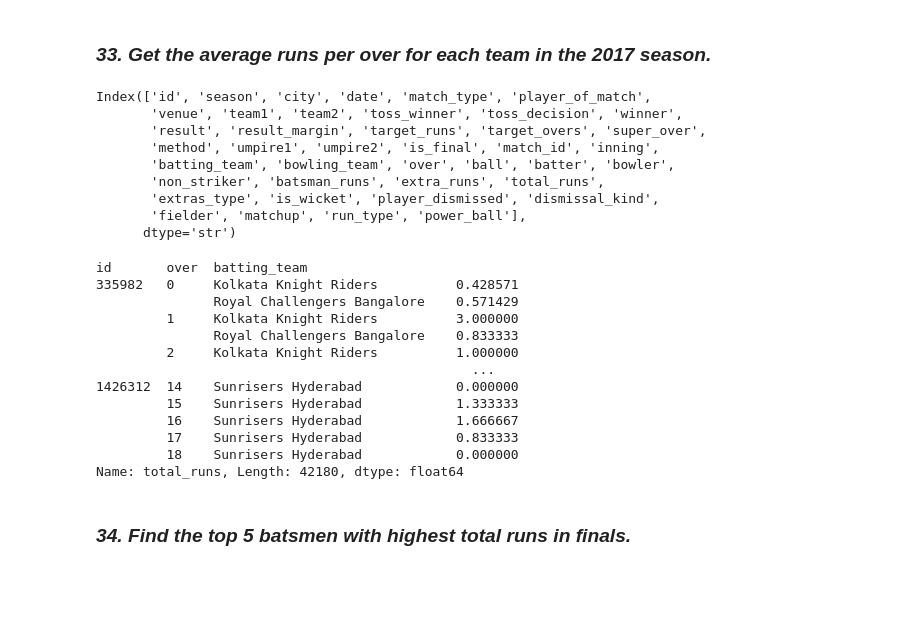
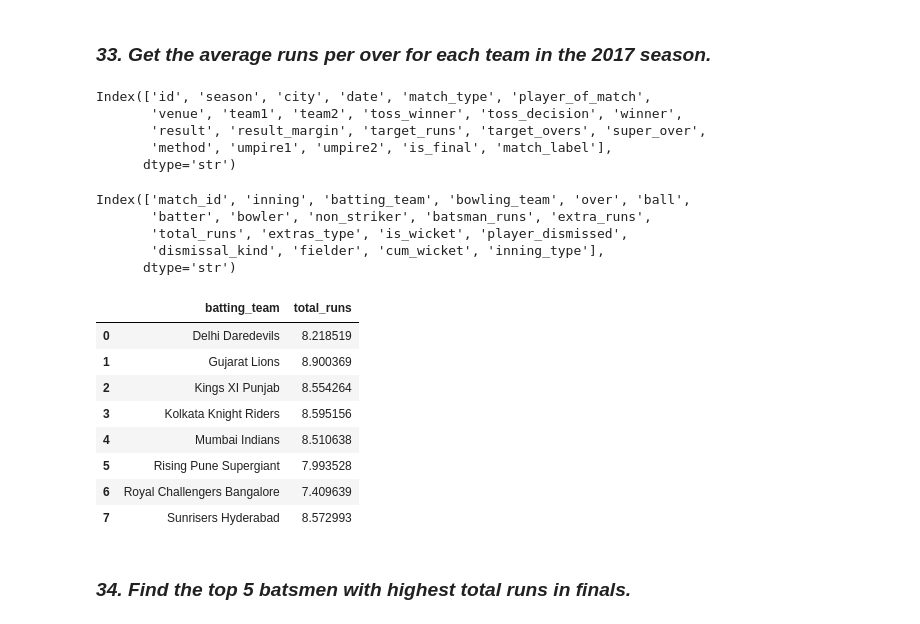
Before and after one commit to PrathamIngole/Data-Science, a Jupyter notebook: EDA/practice_on_dataSets/Match-delivery.ipynb, the cells around one changed output. Saved outputs shown, nothing was run; the diff lists cells and outputs as text; code cells hidden in the pictures; blank space fills up the shorter version.

```diff
--- a/EDA/practice_on_dataSets/Match-delivery.ipynb
+++ b/EDA/practice_on_dataSets/Match-delivery.ipynb
@@ -765,32 +765,53 @@ combined.groupby(by = ["city"])["id"].count().reset_index()
 # %% [markdown]
 ### ***33. Get the average runs per over for each team in the 2017 season.***
-# %%
-combined.columns
-# %% [output]
-Index(['id', 'season', 'city', 'date', 'match_type', 'player_of_match',
-       'venue', 'team1', 'team2', 'toss_winner', 'toss_decision', 'winner',
-       'result', 'result_margin', 'target_runs', 'target_overs', 'super_over',
-       'method', 'umpire1', 'umpire2', 'is_final', 'match_id', 'inning',
-       'batting_team', 'bowling_team', 'over', 'ball', 'batter', 'bowler',
-       'non_striker', 'batsman_runs', 'extra_runs', 'total_runs',
-       'extras_type', 'is_wicket', 'player_dismissed', 'dismissal_kind',
-       'fielder', 'matchup', 'run_type', 'power_ball'],
-      dtype='str')
-# %%
-combined.groupby(by = ["id", "over", "batting_team"])["total_runs"]
-# %% [output]
-id       over  batting_team
-335982   0     Kolkata Knight Riders          0.428571
-               Royal Challengers Bangalore    0.571429
-         1     Kolkata Knight Riders          3.000000
-               Royal Challengers Bangalore    0.833333
-         2     Kolkata Knight Riders          1.000000
-                                                ...
-1426312  14    Sunrisers Hyderabad            0.000000
-         15    Sunrisers Hyderabad            1.333333
-         16    Sunrisers Hyderabad            1.666667
-         17    Sunrisers Hyderabad            0.833333
-         18    Sunrisers Hyderabad            0.000000
-Name: total_runs, Length: 42180, dtype: float64
+# %%
+# First cheque the mattress columns
+matches.columns
+# %% [output]
+Index(['id', 'season', 'city', 'date', 'match_type', 'player_of_match',
+       'venue', 'team1', 'team2', 'toss_winner', 'toss_decision', 'winner',
+       'result', 'result_margin', 'target_runs', 'target_overs', 'super_over',
+       'method', 'umpire1', 'umpire2', 'is_final', 'match_label'],
+      dtype='str')
+# %%
+# Second Cheque the delivery columns
+
+delivery.columns
+# %% [output]
+Index(['match_id', 'inning', 'batting_team', 'bowling_team', 'over', 'ball',
+       'batter', 'bowler', 'non_striker', 'batsman_runs', 'extra_runs',
+       'total_runs', 'extras_type', 'is_wicket', 'player_dismissed',
+       'dismissal_kind', 'fielder', 'cum_wicket', 'inning_type'],
+      dtype='str')
+# %%
+# Take 'ID' and 'season' Columns from matches
+temp331 = matches[["id", "season"]]
+
+# Take "match id", "batting team", "over", and  "total run" columns from Delhivery Table
+temp332 = delivery[["match_id", "batting_team", "over", "total_runs"]]
+
+# Join both tables Using merge and inner join
+join333 = pd.merge(temp331, temp332, left_on="id", right_on= "match_id", how = "inner")
+
+# filter join table With season == 2017
+temp334 = join333[ join333["season"] == '2017' ]
+
+# Now Let's group by on the basis of ID", "batting_team" and "over" So that we can find out Total runs In each over by each team
+ans = temp334.groupby(by  = ["id", 'batting_team', 'over'])['total_runs'].sum().reset_index()
+
+# Now on the joint group table We can now again group by on that table My batting team And select the total runs columns in it and then .mean() it .
+# So that we can find out Average runs per over By each team.
+ans = ans.groupby(["batting_team"])["total_runs"].mean().reset_index()
+ans
+# %% [output]
+|  | batting_team | total_runs |
+| 0 | Delhi Daredevils | 8.218519 |
+| 1 | Gujarat Lions | 8.900369 |
+| 2 | Kings XI Punjab | 8.554264 |
+| 3 | Kolkata Knight Riders | 8.595156 |
+| 4 | Mumbai Indians | 8.510638 |
+| 5 | Rising Pune Supergiant | 7.993528 |
+| 6 | Royal Challengers Bangalore | 7.409639 |
+| 7 | Sunrisers Hyderabad | 8.572993 |
 # %% [markdown]
 ### ***34. Find the top 5 batsmen with highest total runs in finals.***
```
Also changed, not shown: parts of 18 cells of this notebook, 2 other files.
